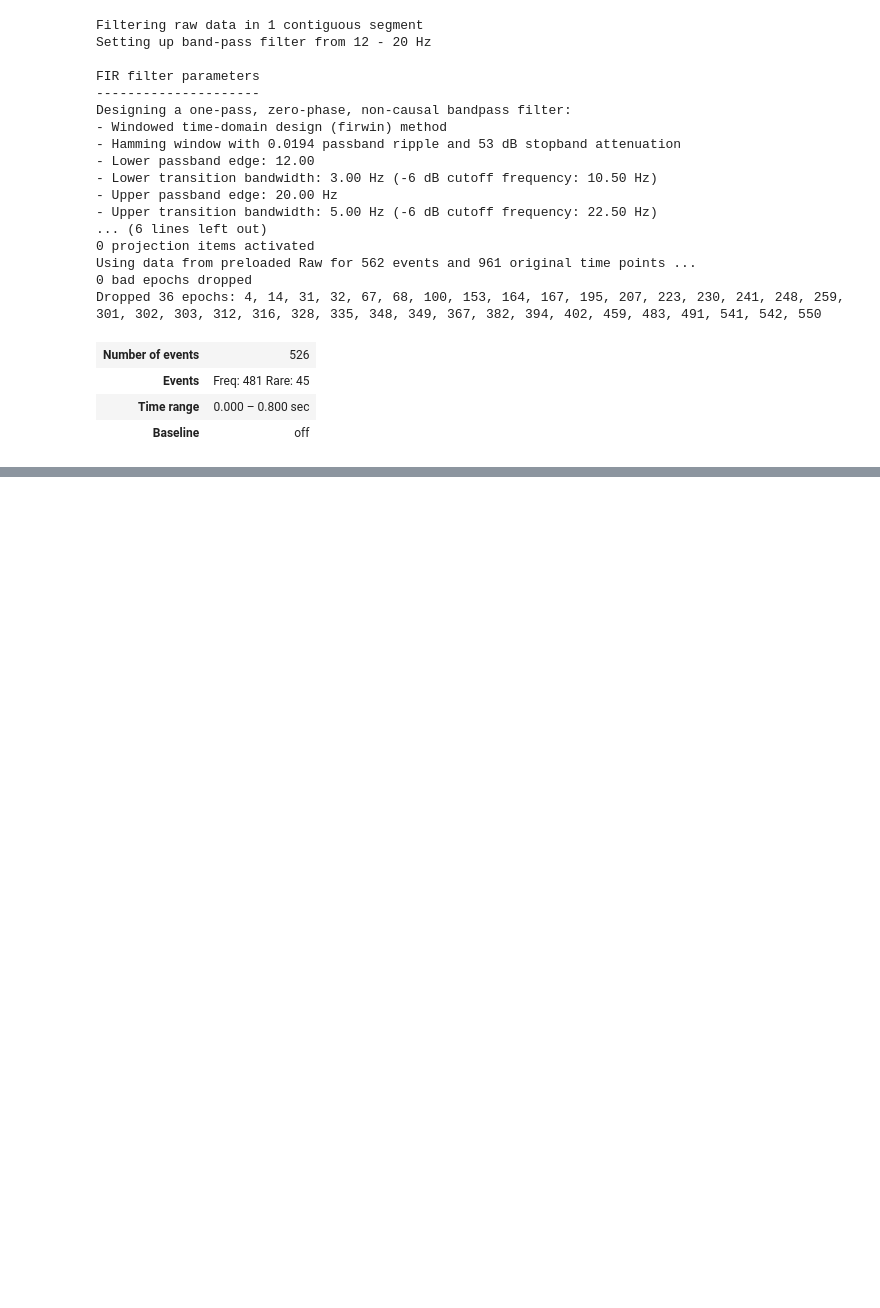
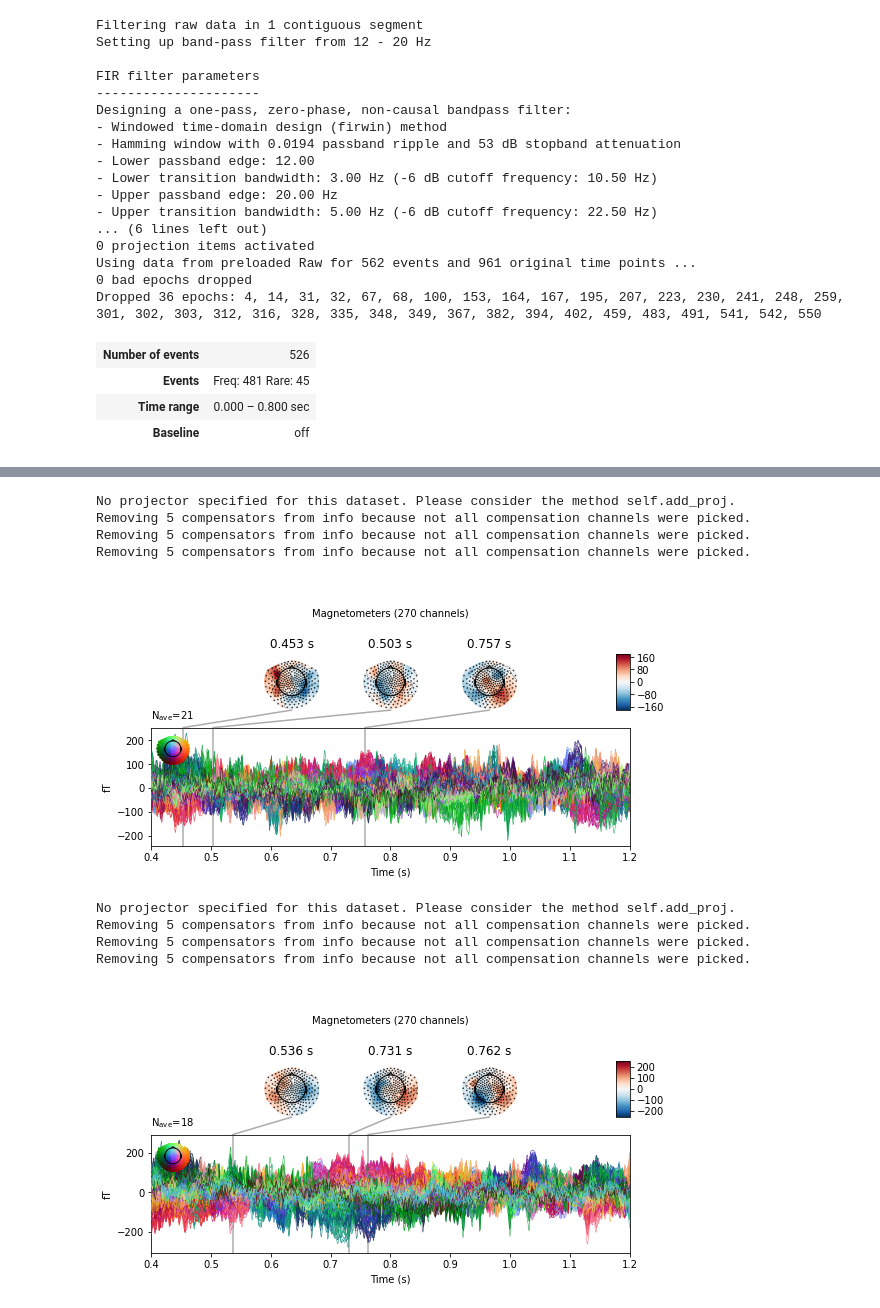
Before and after one commit to hyruuk/cc_saflow, a Jupyter notebook: notebooks/PSD_check.ipynb, the cells around one changed output, grey strips where cells are left out. Saved outputs shown, nothing was run; the diff lists cells and outputs as text; code cells hidden in the pictures; blank space fills up the shorter version.

```diff
--- a/notebooks/PSD_check.ipynb
+++ b/notebooks/PSD_check.ipynb
@@ -233,0 +451,18 @@ Opening raw-browser...
+# %%
+evokeds = {}
+for ev_name in ['FreqIN', 'FreqOUT']:
+    evokeds[ev_name] = epochs[ev_name].average()
+# %%
+evokeds['FreqIN'].plot_joint();
+evokeds['FreqOUT'].plot_joint();
+# %% [output]
+No projector specified for this dataset. Please consider the method self.add_proj.
+Removing 5 compensators from info because not all compensation channels were picked.
+Removing 5 compensators from info because not all compensation channels were picked.
+Removing 5 compensators from info because not all compensation channels were picked.
+[figure, added]
+No projector specified for this dataset. Please consider the method self.add_proj.
+Removing 5 compensators from info because not all compensation channels were picked.
+Removing 5 compensators from info because not all compensation channels were picked.
+Removing 5 compensators from info because not all compensation channels were picked.
+[figure, added]
```
Also changed, not shown: parts of 5 cells of this notebook.
